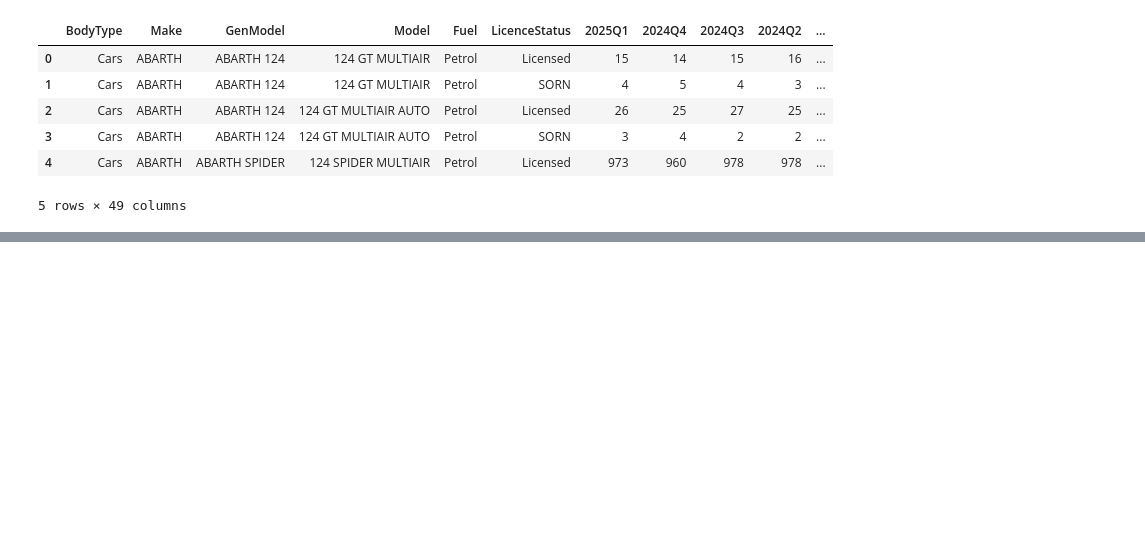
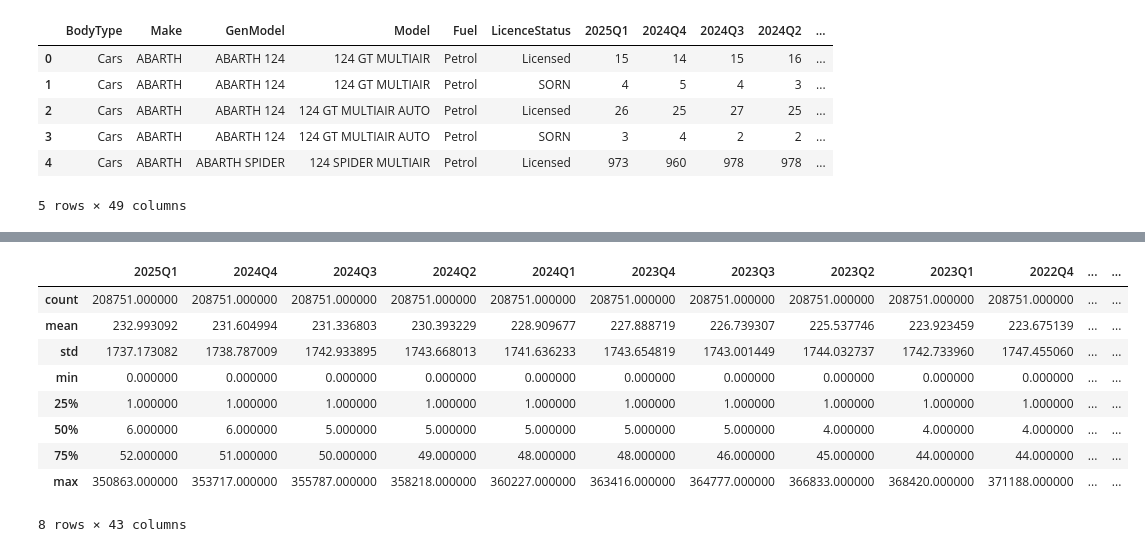
Before and after one commit to vinaykotadiya/ev-adoption-forecast, a Jupyter notebook: ZEVs_Forcasting.ipynb, the cells around one changed output, grey strips where cells are left out. Drawn from its saved outputs; the diff is of its cells as text; code cells hidden in the pictures; blank space fills up the shorter version.

```diff
--- a/ZEVs_Forcasting.ipynb
+++ b/ZEVs_Forcasting.ipynb
@@ -19,0 +52,13 @@ data.head()
+# %%
+data.describe()
+# %% [output]
+|  | 2025Q1 | 2024Q4 | 2024Q3 | 2024Q2 | 2024Q1 | 2023Q4 | 2023Q3 | 2023Q2 | 2023Q1 | 2022Q4 | ... | ... |
+| count | 208751.000000 | 208751.000000 | 208751.000000 | 208751.000000 | 208751.000000 | 208751.000000 | 208751.000000 | 208751.000000 | 208751.000000 | 208751.000000 | ... | ... |
+| mean | 232.993092 | 231.604994 | 231.336803 | 230.393229 | 228.909677 | 227.888719 | 226.739307 | 225.537746 | 223.923459 | 223.675139 | ... | ... |
+| std | 1737.173082 | 1738.787009 | 1742.933895 | 1743.668013 | 1741.636233 | 1743.654819 | 1743.001449 | 1744.032737 | 1742.733960 | 1747.455060 | ... | ... |
+| min | 0.000000 | 0.000000 | 0.000000 | 0.000000 | 0.000000 | 0.000000 | 0.000000 | 0.000000 | 0.000000 | 0.000000 | ... | ... |
+| 25% | 1.000000 | 1.000000 | 1.000000 | 1.000000 | 1.000000 | 1.000000 | 1.000000 | 1.000000 | 1.000000 | 1.000000 | ... | ... |
+| 50% | 6.000000 | 6.000000 | 5.000000 | 5.000000 | 5.000000 | 5.000000 | 5.000000 | 4.000000 | 4.000000 | 4.000000 | ... | ... |
+| 75% | 52.000000 | 51.000000 | 50.000000 | 49.000000 | 48.000000 | 48.000000 | 46.000000 | 45.000000 | 44.000000 | 44.000000 | ... | ... |
+| max | 350863.000000 | 353717.000000 | 355787.000000 | 358218.000000 | 360227.000000 | 363416.000000 | 364777.000000 | 366833.000000 | 368420.000000 | 371188.000000 | ... | ... |
+8 rows × 43 columns
```
Also changed, not shown: parts of 4 cells of this notebook.
